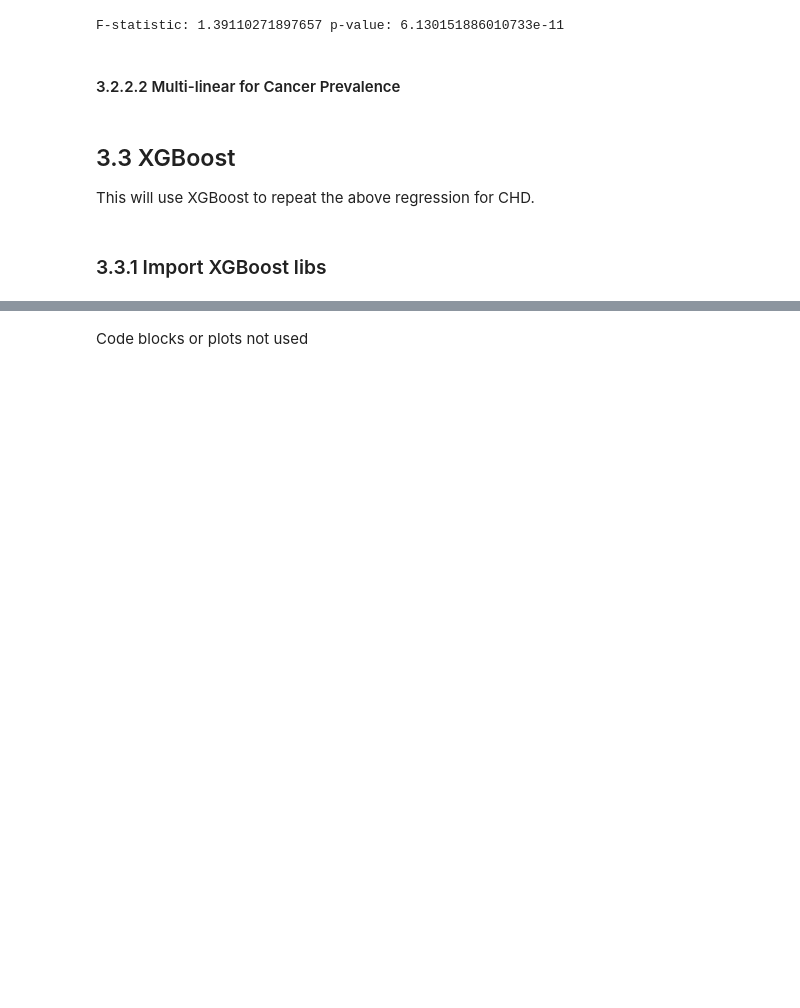
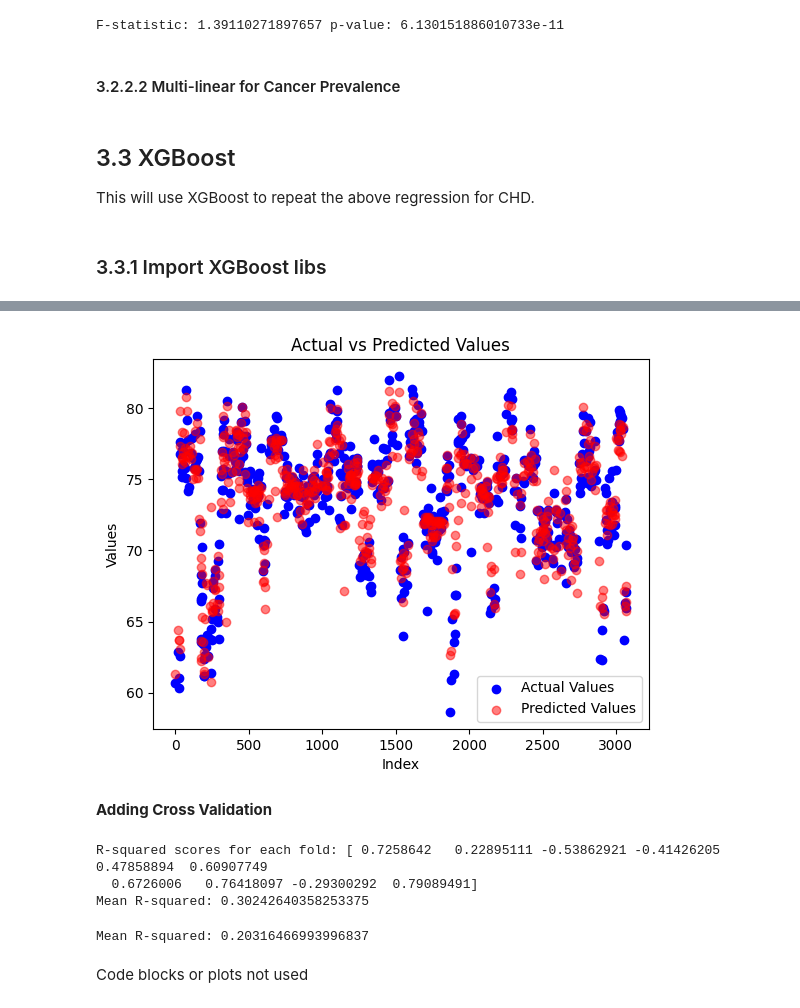
Before and after one commit to dereksgithub/cities_study_QM_Term_project, a Jupyter notebook: place_stat.ipynb, the cells around one changed output, grey strips where cells are left out. Cells and saved outputs as stored; diff of their text form; code cells hidden in the pictures; blank space fills up the shorter version.

```diff
--- a/place_stat.ipynb
+++ b/place_stat.ipynb
@@ -845,0 +903,51 @@ This will use XGBoost to repeat the above regression for CHD.
+# %%
+# Scatter plot for actual values
+plt.scatter(y_test.index, y_test, color='blue', label='Actual Values')
+
+# Scatter plot for predicted values
+plt.scatter(y_test.index, y_pred, color='red', alpha=0.5, label='Predicted Values')
+
+plt.xlabel('Index')
+plt.ylabel('Values')
+plt.title('Actual vs Predicted Values')
+plt.legend()
+plt.show()
+# %% [output]
+[figure, added]
+# %% [markdown]
+__Adding Cross Validation__
+# %%
+from sklearn.ensemble import RandomForestRegressor
+from sklearn.model_selection import cross_val_score
+
+# Initialize the Random Forest Regressor
+rf_regressor = RandomForestRegressor(n_estimators=100, random_state=42)
+
+# Perform cross-validation
+#scores = cross_val_score(rf_regressor, X, y, cv=5, scoring='neg_mean_squared_error')
+
+
+# Convert scores to positive values (because 'neg_mean_squared_error' returns negative values)
+#mse_scores = -scores
+
+# Calculate RMSE for each fold
+#rmse_scores = np.sqrt(mse_scores)
+#print("RMSE scores for each fold:", rmse_scores)
+#print("Mean RMSE:", rmse_scores.mean())
+#print("Standard Deviation of RMSE:", rmse_scores.std())
+
+
+
+# get rsquared scores
+rs_scores = cross_val_score(rf_regressor, X, y, cv=10, scoring='r2')
+# rsquared: the higher the better
+print("R-squared scores for each fold:", rs_scores)
+print("Mean R-squared:", rs_scores.mean())
+# %% [output]
+R-squared scores for each fold: [ 0.7258642   0.22895111 -0.53862921 -0.41426205  0.47858894  0.60907749
+  0.6726006   0.76418097 -0.29300292  0.79089491]
+Mean R-squared: 0.30242640358253375
+# %%
+print("Mean R-squared:", rs_scores.mean())
+# %% [output]
+Mean R-squared: 0.20316466993996837
```
Also changed, not shown: parts of 10 cells of this notebook.
